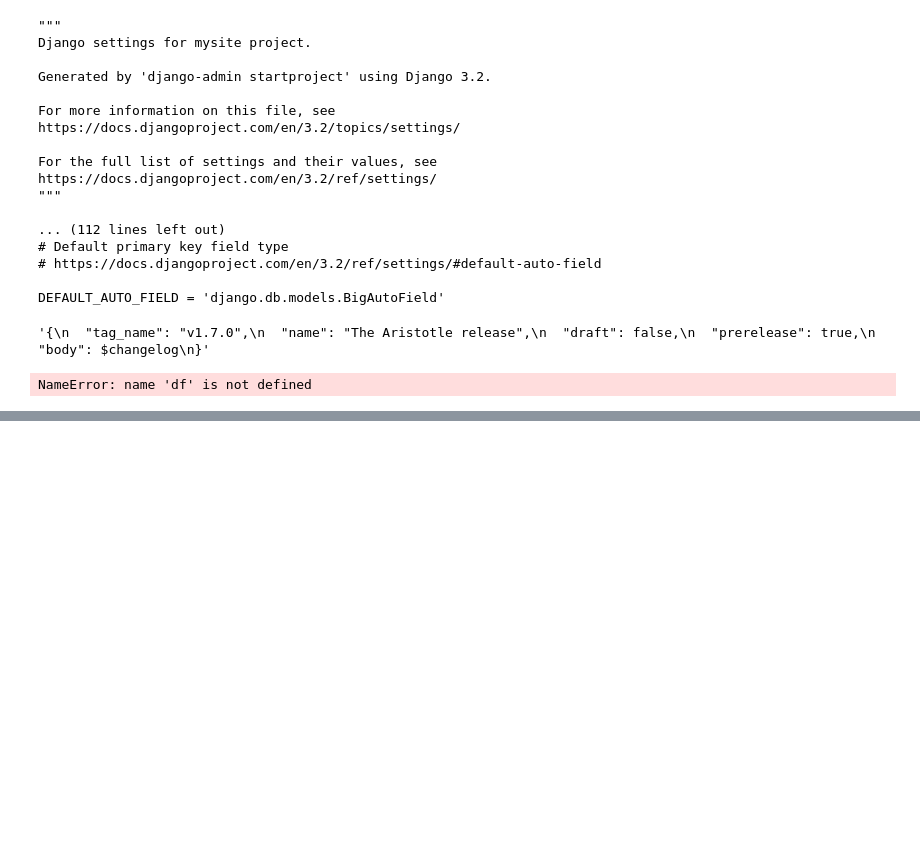
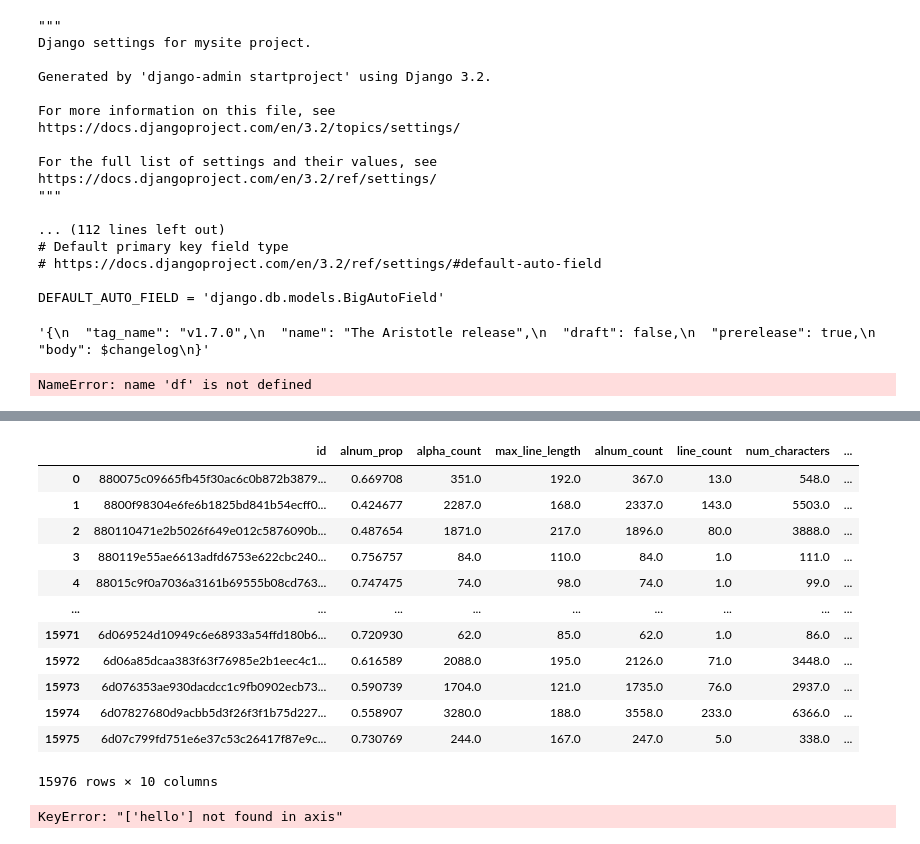
Before and after one commit to allenai/OLMo, a Jupyter notebook: pretrain_data/the_stack/v0/notebooks/aggregate_stats.ipynb, the cells around one changed output, grey strips where cells are left out. Saved outputs shown, nothing was run; the diff lists cells and outputs as text; code cells hidden in the pictures; blank space fills up the shorter version.

```diff
--- a/pretrain_data/the_stack/v0/notebooks/aggregate_stats.ipynb
+++ b/pretrain_data/the_stack/v0/notebooks/aggregate_stats.ipynb
@@ -426,0 +1553,16 @@ fdf[dfx.columns]
+# %%
+adf
+# %% [output]
+|  | id | alnum_prop | alpha_count | max_line_length | alnum_count | line_count | num_characters | ... |
+| 0 | 880075c09665fb45f30ac6c0b872b3879... | 0.669708 | 351.0 | 192.0 | 367.0 | 13.0 | 548.0 | ... |
+| 1 | 8800f98304e6fe6b1825bd841b54ecff0... | 0.424677 | 2287.0 | 168.0 | 2337.0 | 143.0 | 5503.0 | ... |
+| 2 | 880110471e2b5026f649e012c5876090b... | 0.487654 | 1871.0 | 217.0 | 1896.0 | 80.0 | 3888.0 | ... |
+| 3 | 880119e55ae6613adfd6753e622cbc240... | 0.756757 | 84.0 | 110.0 | 84.0 | 1.0 | 111.0 | ... |
+| 4 | 88015c9f0a7036a3161b69555b08cd763... | 0.747475 | 74.0 | 98.0 | 74.0 | 1.0 | 99.0 | ... |
+| ... | ... | ... | ... | ... | ... | ... | ... | ... |
+| 15971 | 6d069524d10949c6e68933a54ffd180b6... | 0.720930 | 62.0 | 85.0 | 62.0 | 1.0 | 86.0 | ... |
+| 15972 | 6d06a85dcaa383f63f76985e2b1eec4c1... | 0.616589 | 2088.0 | 195.0 | 2126.0 | 71.0 | 3448.0 | ... |
+| 15973 | 6d076353ae930dacdcc1c9fb0902ecb73... | 0.590739 | 1704.0 | 121.0 | 1735.0 | 76.0 | 2937.0 | ... |
+| 15974 | 6d07827680d9acbb5d3f26f3f1b75d227... | 0.558907 | 3280.0 | 188.0 | 3558.0 | 233.0 | 6366.0 | ... |
+| 15975 | 6d07c799fd751e6e37c53c26417f87e9c... | 0.730769 | 244.0 | 167.0 | 247.0 | 5.0 | 338.0 | ... |
+15976 rows × 10 columns
@@ -426,0 +1571,4 @@ fdf[dfx.columns]
+# %%
+adf = adf.drop(columns=["hello"])
+# %% [output]
+KeyError: "['hello'] not found in axis"
```
Also changed, not shown: parts of 227 cells of this notebook.
